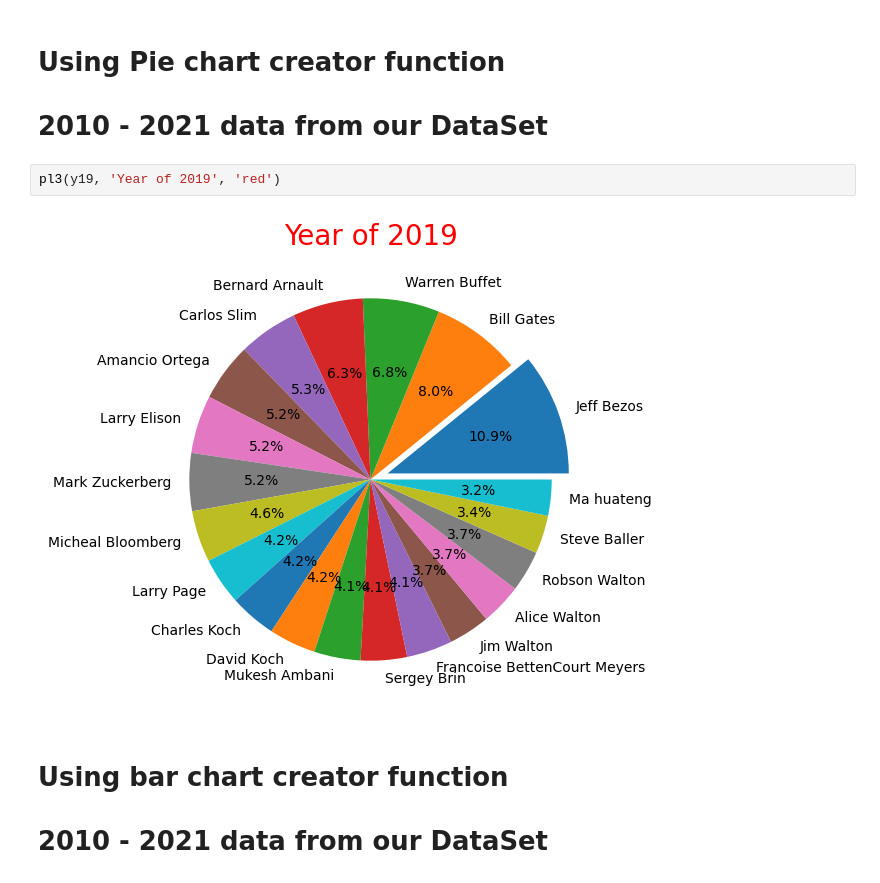
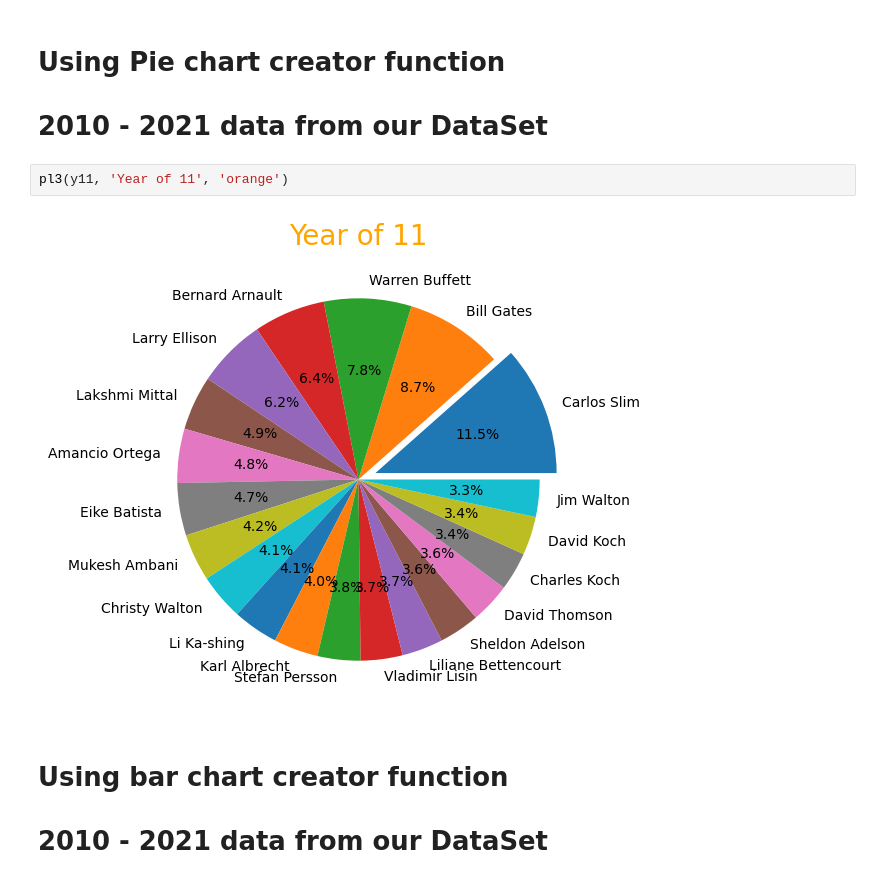
Before and after one commit to ArthasEdit/Project-for-Python, a Jupyter notebook: simple.ipynb, the cells around one changed output. Cells and saved outputs as stored; diff of their text form.

```diff
--- a/simple.ipynb
+++ b/simple.ipynb
@@ -141,9 +141,9 @@ pl2(y15, 'Year of 2015', 'red')
 # Using Pie chart creator function
 # 2010 - 2021 data from our DataSet
 # %%
-pl3(y19, 'Year of 2019', 'red')
+pl3(y11, 'Year of 11', 'orange')
 # %% [output]
-[figure, old version]
+[figure, new version]
 # %% [markdown]
 
 # Using bar chart creator function
```
Also changed, not shown: parts of 10 cells of this notebook.
